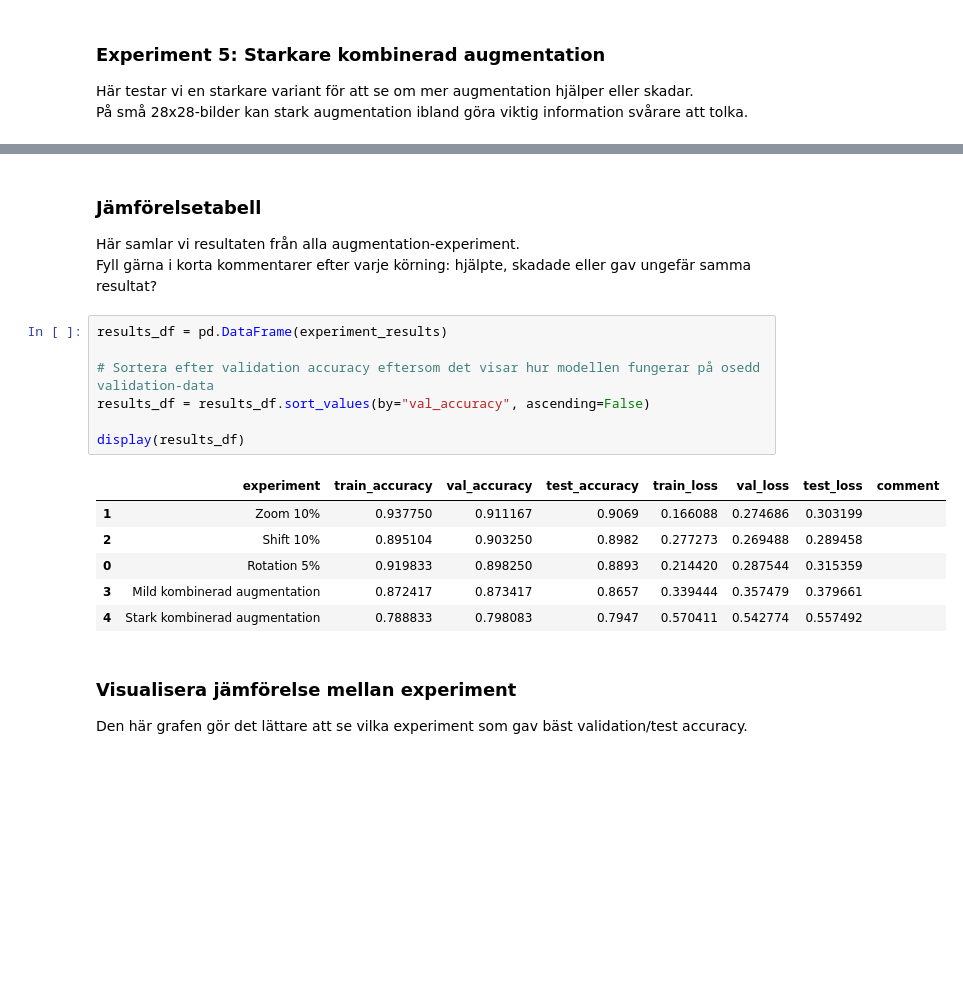
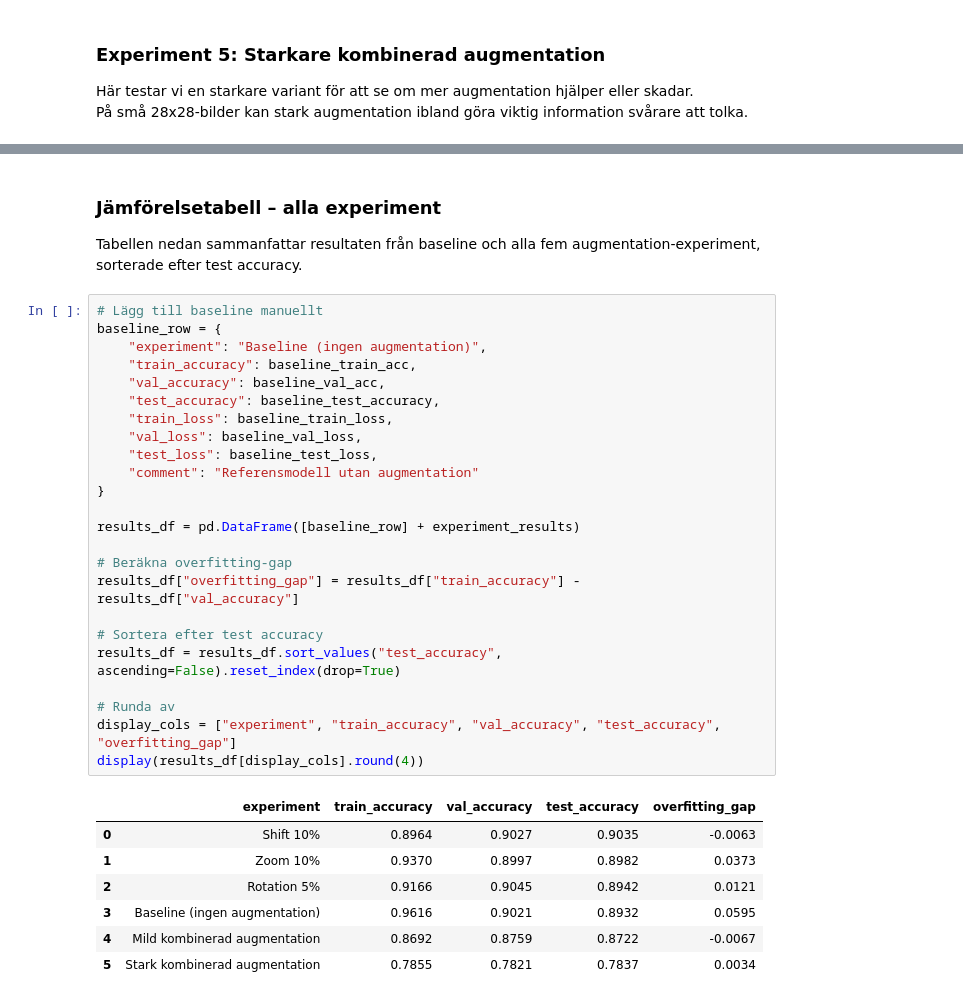
Before and after one commit to elzacapar/DL-grupp5-augmentation, a Jupyter notebook: notebook/fashion_mnist_data_augmentation.ipynb, the cells around one changed output, grey strips where cells are left out. Cells and saved outputs as stored; diff of their text form; blank space fills up the shorter version.

```diff
--- a/notebook/fashion_mnist_data_augmentation.ipynb
+++ b/notebook/fashion_mnist_data_augmentation.ipynb
@@ -509,23 +553,37 @@ Test accuracy: 0.7947
 # %% [markdown]
-### Jämförelsetabell
+### Jämförelsetabell – alla experiment
 
-Här samlar vi resultaten från alla augmentation-experiment.
-Fyll gärna i korta kommentarer efter varje körning: hjälpte, skadade eller gav ungefär samma resultat?
+Tabellen nedan sammanfattar resultaten från baseline och alla fem augmentation-experiment,
+sorterade efter test accuracy.
 # %%
-results_df = pd.DataFrame(experiment_results)
+# Lägg till baseline manuellt
+baseline_row = {
+    "experiment": "Baseline (ingen augmentation)",
+    "train_accuracy": baseline_train_acc,
+    "val_accuracy": baseline_val_acc,
+    "test_accuracy": baseline_test_accuracy,
+    "train_loss": baseline_train_loss,
+    "val_loss": baseline_val_loss,
+    "test_loss": baseline_test_loss,
+    "comment": "Referensmodell utan augmentation"
+}
 
-# Sortera efter validation accuracy eftersom det visar hur modellen fungerar på osedd validation-data
-results_df = results_df.sort_values(by="val_accuracy", ascending=False)
+results_df = pd.DataFrame([baseline_row] + experiment_results)
 
-display(results_df)
+# Beräkna overfitting-gap
+results_df["overfitting_gap"] = results_df["train_accuracy"] - results_df["val_accuracy"]
+
+# Sortera efter test accuracy
+results_df = results_df.sort_values("test_accuracy", ascending=False).reset_index(drop=True)
+
+# Runda av
+display_cols = ["experiment", "train_accuracy", "val_accuracy", "test_accuracy", "overfitting_gap"]
+display(results_df[display_cols].round(4))
 # %% [output]
-|  | experiment | train_accuracy | val_accuracy | test_accuracy | train_loss | val_loss | test_loss | comment |
-| 1 | Zoom 10% | 0.937750 | 0.911167 | 0.9069 | 0.166088 | 0.274686 | 0.303199 |  |
-| 2 | Shift 10% | 0.895104 | 0.903250 | 0.8982 | 0.277273 | 0.269488 | 0.289458 |  |
-| 0 | Rotation 5% | 0.919833 | 0.898250 | 0.8893 | 0.214420 | 0.287544 | 0.315359 |  |
-| 3 | Mild kombinerad augmentation | 0.872417 | 0.873417 | 0.8657 | 0.339444 | 0.357479 | 0.379661 |  |
-| 4 | Stark kombinerad augmentation | 0.788833 | 0.798083 | 0.7947 | 0.570411 | 0.542774 | 0.557492 |  |
+|  | experiment | train_accuracy | val_accuracy | test_accuracy | overfitting_gap |
+| 0 | Shift 10% | 0.8964 | 0.9027 | 0.9035 | -0.0063 |
+| 1 | Zoom 10% | 0.9370 | 0.8997 | 0.8982 | 0.0373 |
+| 2 | Rotation 5% | 0.9166 | 0.9045 | 0.8942 | 0.0121 |
+| 3 | Baseline (ingen augmentation) | 0.9616 | 0.9021 | 0.8932 | 0.0595 |
+| 4 | Mild kombinerad augmentation | 0.8692 | 0.8759 | 0.8722 | -0.0067 |
+| 5 | Stark kombinerad augmentation | 0.7855 | 0.7821 | 0.7837 | 0.0034 |
-# %% [markdown]
-### Visualisera jämförelse mellan experiment
-
-Den här grafen gör det lättare att se vilka experiment som gav bäst validation/test accuracy.
```
Also changed, not shown: parts of 45 cells of this notebook, 27 other files.
